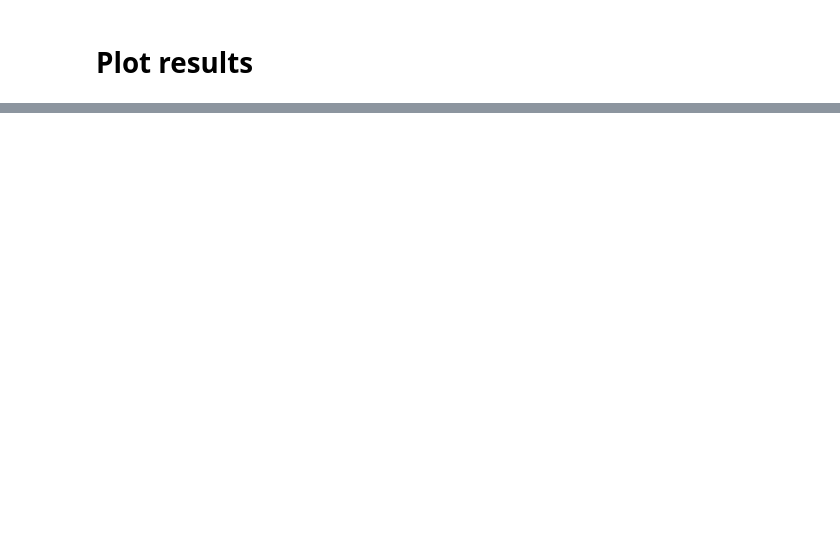
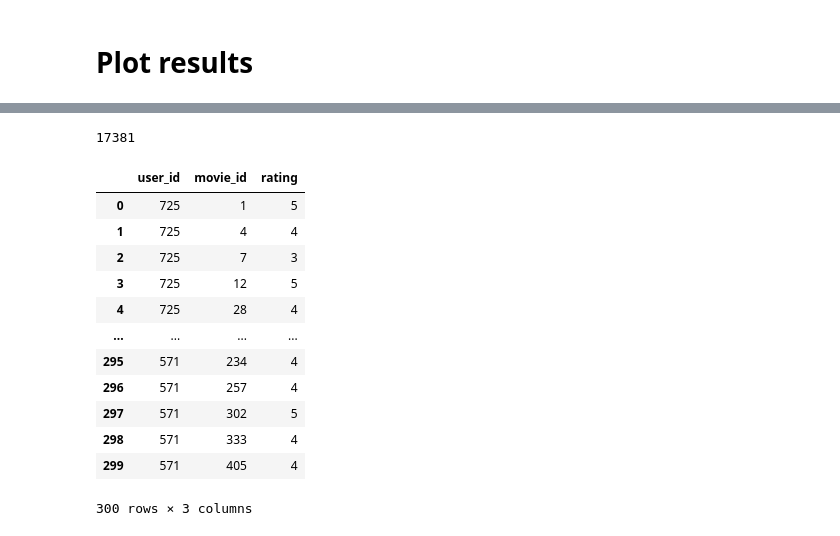
Before and after one commit to petrkoev17/web_science_dsait4055, a Jupyter notebook: rec_systems.ipynb, the cells around one changed output, grey strips where cells are left out. Cells and saved outputs as stored; diff of their text form; code cells hidden in the pictures; blank space fills up the shorter version.

````diff
--- a/rec_systems.ipynb
+++ b/rec_systems.ipynb
@@ -155,0 +260,11 @@ fig
+# %%
+from google import genai
+#
+client = genai.Client(api_key="key")
+
+response = client.models.generate_content(
+    model="gemini-2.0-flash",
+    contents=prompt,
+)
+
+print(response.text)
@@ -155,0 +289,49 @@ fig
+# %%
+text_response = response.text
+print(len(text_response))
+# %% [output]
+17381
+# %%
+import json
+import pandas as pd
+
+item_title_to_id = dict(zip(items['title'], items['movie_id']))
+
+cleaned = text_response.strip()
+if cleaned.startswith("```json"):
+    cleaned = cleaned[7:]
+if cleaned.startswith("```"):
+    cleaned = cleaned[3:]
+if cleaned.endswith("```"):
+    cleaned = cleaned[:-3]
+cleaned = cleaned.strip()
+
+parsed = json.loads(cleaned)
+
+ratings_data = []
+for user in parsed:
+    user_id = user["user_id"]
+    for rec in user["recommendations"]:
+        ratings_data.append({
+            "user_id": user_id,
+            "movie_id": item_title_to_id.get(rec["title"], None),  # Use title to get item_id
+            "rating": rec["rating"]
+        })
+
+ratings_df = pd.DataFrame(ratings_data)
+
+ratings_df
+# %% [output]
+|  | user_id | movie_id | rating |
+| 0 | 725 | 1 | 5 |
+| 1 | 725 | 4 | 4 |
+| 2 | 725 | 7 | 3 |
+| 3 | 725 | 12 | 5 |
+| 4 | 725 | 28 | 4 |
+| ... | ... | ... | ... |
+| 295 | 571 | 234 | 4 |
+| 296 | 571 | 257 | 4 |
+| 297 | 571 | 302 | 5 |
+| 298 | 571 | 333 | 4 |
+| 299 | 571 | 405 | 4 |
+300 rows × 3 columns
````
Also changed, not shown: parts of 21 cells of this notebook.
